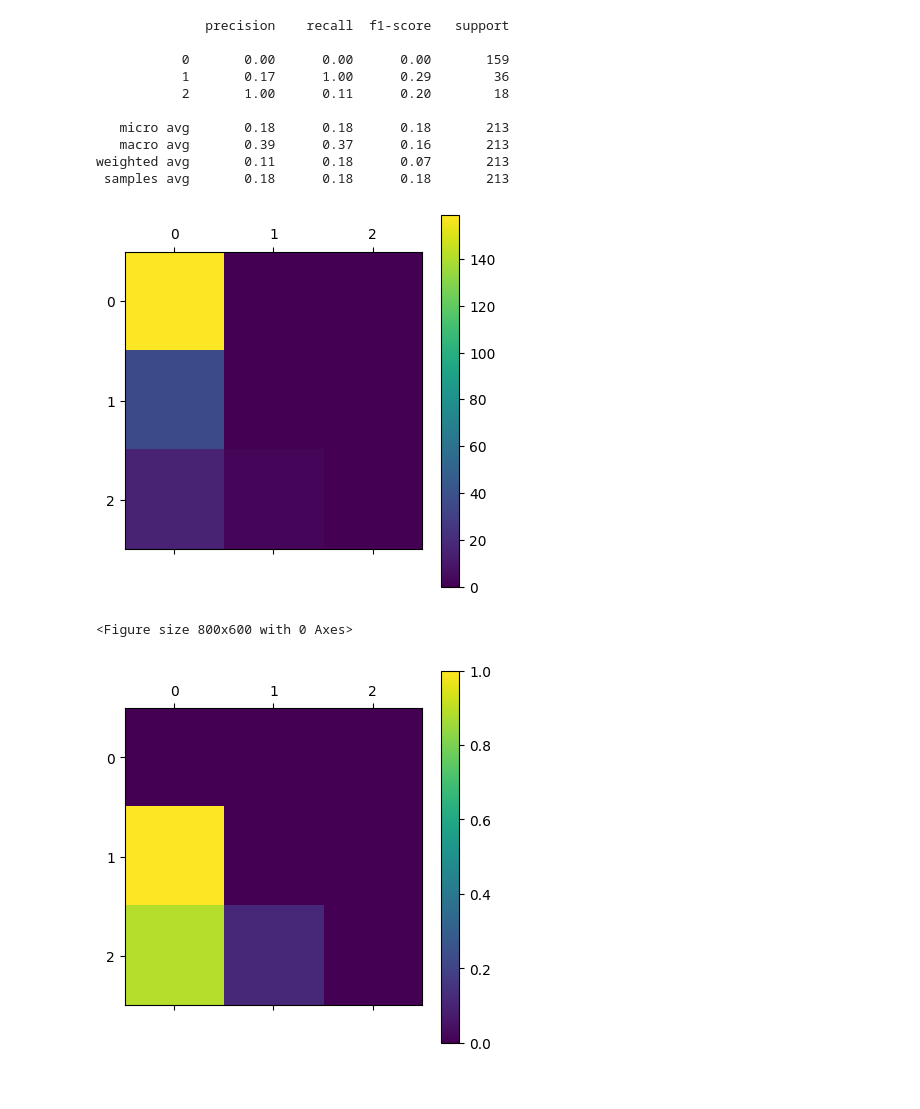
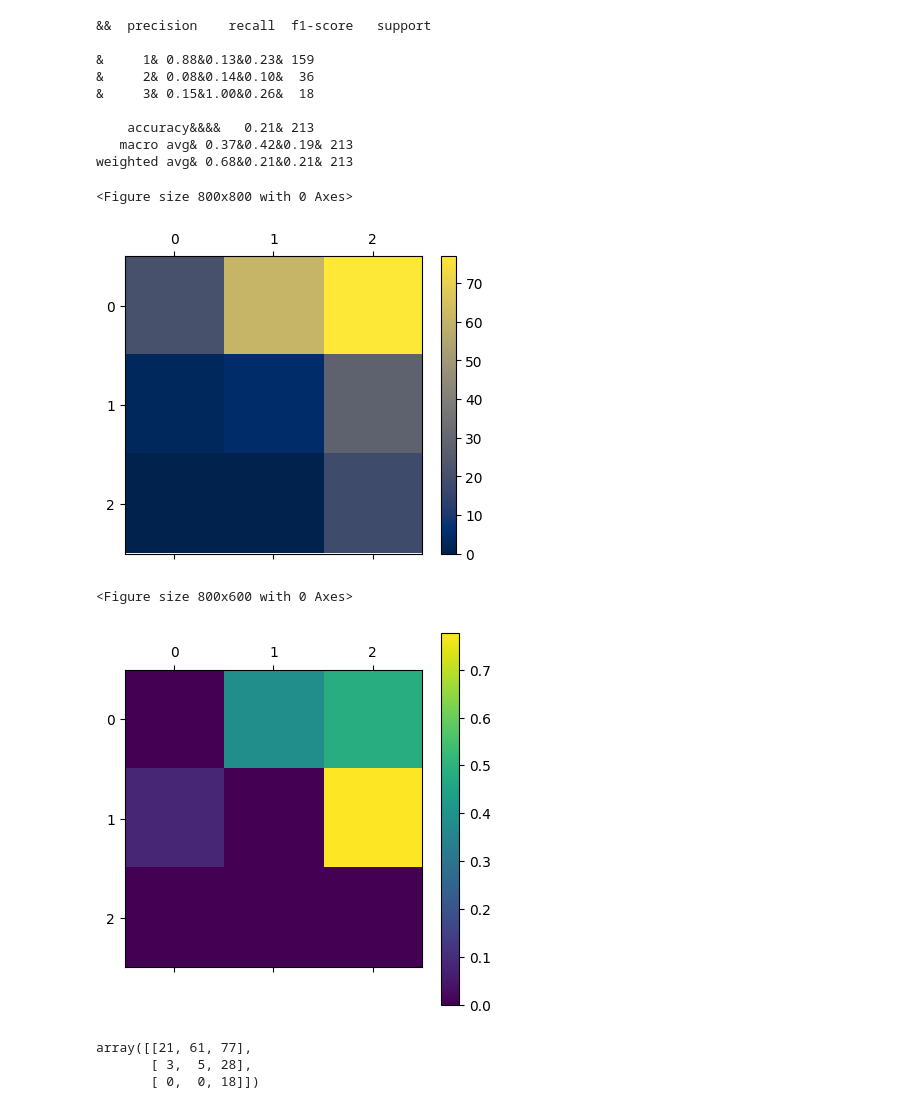
Before and after one commit to RodrigoZonzin/machine_learning_ufsj, a Jupyter notebook: tp1/models/RedeNeural.ipynb, the cells around one changed output. Drawn from its saved outputs; the diff is of its cells as text; code cells hidden in the pictures.

```diff
--- a/tp1/models/RedeNeural.ipynb
+++ b/tp1/models/RedeNeural.ipynb
@@ -27,8 +39,9 @@ Ytest_dummy = pd.get_dummies(Ytest, dtype=np.float32)
 # %%
 model = keras.models.Sequential([
     keras.layers.Flatten(input_shape=[21]),
-    keras.layers.Dense(200, activation="relu"),
     keras.layers.Dense(100, activation="relu"),
+    keras.layers.Dense(50, activation="relu"),
+    keras.layers.Dense(10, activation="relu"),
     keras.layers.Dense(3, activation="softmax")
 ])
 # %%
@@ -55,5 +70,5 @@ model.compile(loss="categorical_crossentropy",
               optimizer="sgd",
               metrics=["accuracy"])
 # %%
-history = model.fit(Xtrain_norm, Ytrain_dummy, epochs=200, validation_split=0.1)
+history = model.fit(Xtrain_norm, Ytrain_dummy, epochs=300, validation_split=0.1)
 # %% [output]
@@ -90,3 +108,4 @@ model.evaluate(Xtest_norm, Ytest_dummy)
 # %%
 ypred = model.predict(Xtest)
+ypred = pd.DataFrame(ypred.astype(int))
 # %% [output]
@@ -94,32 +129,36 @@ ypred = model.predict(Xtest)
+# %%
+ypredNotDummy = pd.DataFrame({
+    'valor': ypred.values.argmax(axis=1) + 1
+})
 # %%
 from sklearn.metrics import classification_report, confusion_matrix
 # %%
 fresults = open('../results/classificationMetricsRedeNeura.txt', 'w+')
-print(classification_report(Ytest_dummy, ypred))
-fresults.write(classification_report(Ytest_dummy, ypred))
+print(classification_report(Ytest, ypredNotDummy).replace("      ", "&"))
+fresults.write(classification_report(Ytest, ypredNotDummy))
 
 fresults.close()
 # %% [output]
-              precision    recall  f1-score   support
+&&  precision    recall  f1-score   support
 
-           0       0.00      0.00      0.00       159
-           1       0.17      1.00      0.29        36
-           2       1.00      0.11      0.20        18
+&     1& 0.88&0.13&0.23& 159
+&     2& 0.08&0.14&0.10&  36
+&     3& 0.15&1.00&0.26&  18
 
-   micro avg       0.18      0.18      0.18       213
-   macro avg       0.39      0.37      0.16       213
-weighted avg       0.11      0.18      0.07       213
- samples avg       0.18      0.18      0.18       213
+    accuracy&&&&   0.21& 213
+   macro avg& 0.37&0.42&0.19& 213
+weighted avg& 0.68&0.21&0.21& 213
 # %%
-rounded_labels=np.argmax(ypred, axis=1)
+conf_matrix = confusion_matrix(Ytest, ypredNotDummy)
 
-conf_matrix = confusion_matrix(Ytest, rounded_labels)
-plt.matshow(conf_matrix)
-plt.colorbar()
+plt.figure(figsize=(8, 8))
+plt.matshow(conf_matrix, cmap='cividis')
+plt.colorbar(shrink=0.8)
 plt.savefig('../results/ConfMatrixRedeNeural.png')
 plt.show()
 # %% [output]
+<Figure size 800x800 with 0 Axes>
-[figure, old version]
+[figure, new version]
 # %%
 row_sums = conf_matrix.sum(axis=1, keepdims=True)
 norm_conf_mx = conf_matrix / row_sums
@@ -131,4 +170,10 @@ plt.savefig('../results/relativeConfMatrixRedeNeural.png')
 plt.show()
 # %% [output]
 <Figure size 800x600 with 0 Axes>
-[figure, old version]
+[figure, new version]
+# %%
+conf_matrix
+# %% [output]
+array([[21, 61, 77],
+       [ 3,  5, 28],
+       [ 0,  0, 18]])
```
Also changed, not shown: parts of 7 cells of this notebook, 17 other files.
